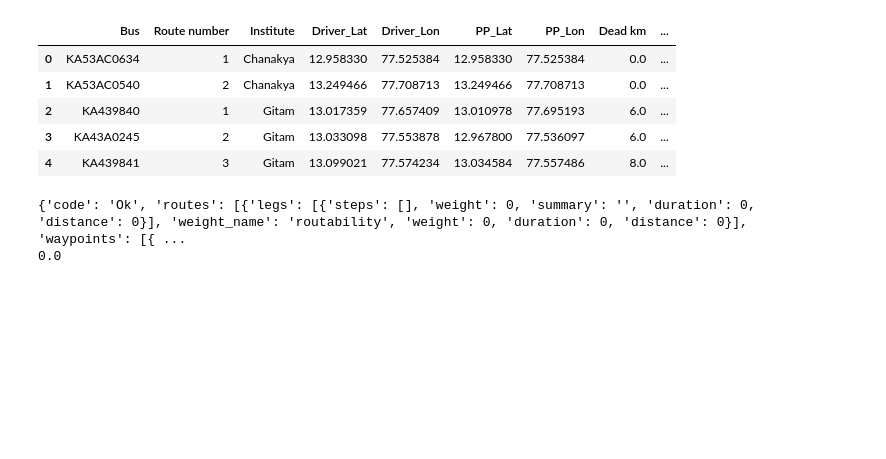
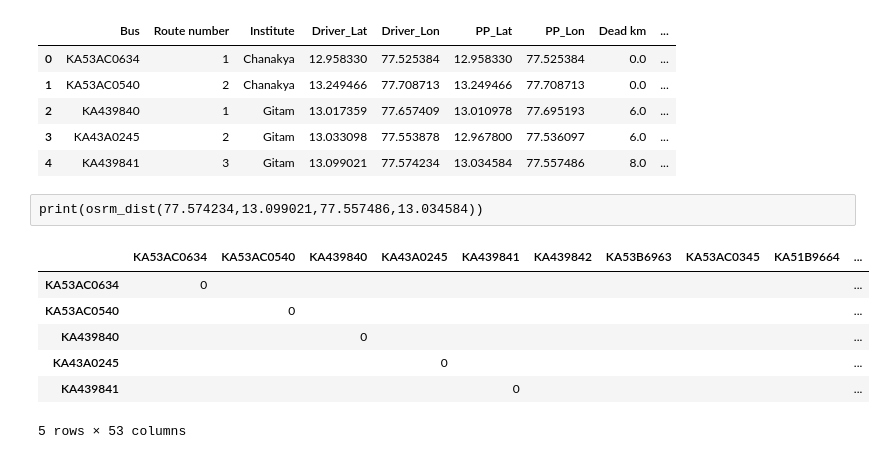
Before and after one commit to shanaia-dsilva/Streamlit_Optimizer, a Jupyter notebook: on_road.ipynb, the cells around one changed output. Drawn from its saved outputs; the diff is of its cells as text; code cells hidden in the pictures; blank space fills up the shorter version.

```diff
--- a/on_road.ipynb
+++ b/on_road.ipynb
@@ -42,14 +43,24 @@ forward_dists, reverse_dists = [], []
 
 def osrm_dist(lon1, lat1, lon2, lat2):
     src=f'{lon1},{lat1};{lon2},{lat2}'
-    res=requests.get(f"http://localhost:5000/route/v1/driving/{src}?overview=false")
-    # forward = res.json()['routes'][0]['distance'] / 1000
+    url=f"http://localhost:5000/route/v1/driving/{src}?overview=false"
+    # res=requests.get(f"http://localhost:5000/route/v1/driving/{src}?overview=false")
+    # # forward = res.json()['routes'][0]['distance'] / 1000
     # print(res.json())
-    forward=res.json()['routes'][0]['distance'] / 1000
-    return forward
+    # forward=res.json()['routes'][0]['distance'] / 1000
+    # print(res.json()['routes'])
+    # return forward
+    # url = f"http://localhost:5000/route/v1/driving/{lon1},{lat1};{lon2},{lat2}?overview=false"
+    time.sleep(0.2)
+    try:
+        res = requests.get(url).json()
+        return res['routes'][0]['distance'] / 1000  # convert meters to km
+    except Exception as e:
+        print(f"OSRM error from ({lat1},{lon1}) to ({lat2},{lon2}): {e}")
+        return np.nan
 
 # print(osrm_dist(77.65740947,13.0173592,77.63069568,13.03201432))
-df['OS_Distance'] = df.apply(
-    lambda row: osrm_dist(row['Driver_Lon'], row['Driver_Lat'], row['PP_Lon'], row['PP_Lat']),
-    axis=1
-)
+# df['OS_Distance'] = df.apply(
+#     lambda row: osrm_dist(row['Driver_Lon'], row['Driver_Lat'], row['PP_Lon'], row['PP_Lat']),
+#     axis=1
+# )
@@ -91,5 +76,16 @@ df.to_csv('processed_data with osrm distance.csv', index=False)
-# %%
-print(osrm_dist(77.60156932,12.98517583,77.60156932,12.98517583))
-# %% [output]
-{'code': 'Ok', 'routes': [{'legs': [{'steps': [], 'weight': 0, 'summary': '', 'duration': 0, 'distance': 0}], 'weight_name': 'routability', 'weight': 0, 'duration': 0, 'distance': 0}], 'waypoints': [{ ...
-0.0
+# %% [raw]
+print(osrm_dist(77.574234,13.099021,77.557486,13.034584))
+# %%
+buses = df['Bus'].unique()
+dist_matrix = pd.DataFrame('', index=buses, columns=buses)
+
+np.fill_diagonal(dist_matrix.values, 0)
+dist_matrix.head()
+# %% [output]
+|  | KA53AC0634 | KA53AC0540 | KA439840 | KA43A0245 | KA439841 | KA439842 | KA53B6963 | KA53AC0345 | KA51B9664 | ... |
+| KA53AC0634 | 0 |  |  |  |  |  |  |  |  | ... |
+| KA53AC0540 |  | 0 |  |  |  |  |  |  |  | ... |
+| KA439840 |  |  | 0 |  |  |  |  |  |  | ... |
+| KA43A0245 |  |  |  | 0 |  |  |  |  |  | ... |
+| KA439841 |  |  |  |  | 0 |  |  |  |  | ... |
+5 rows × 53 columns
```
Also changed, not shown: parts of 18 cells of this notebook, 9 other files.
